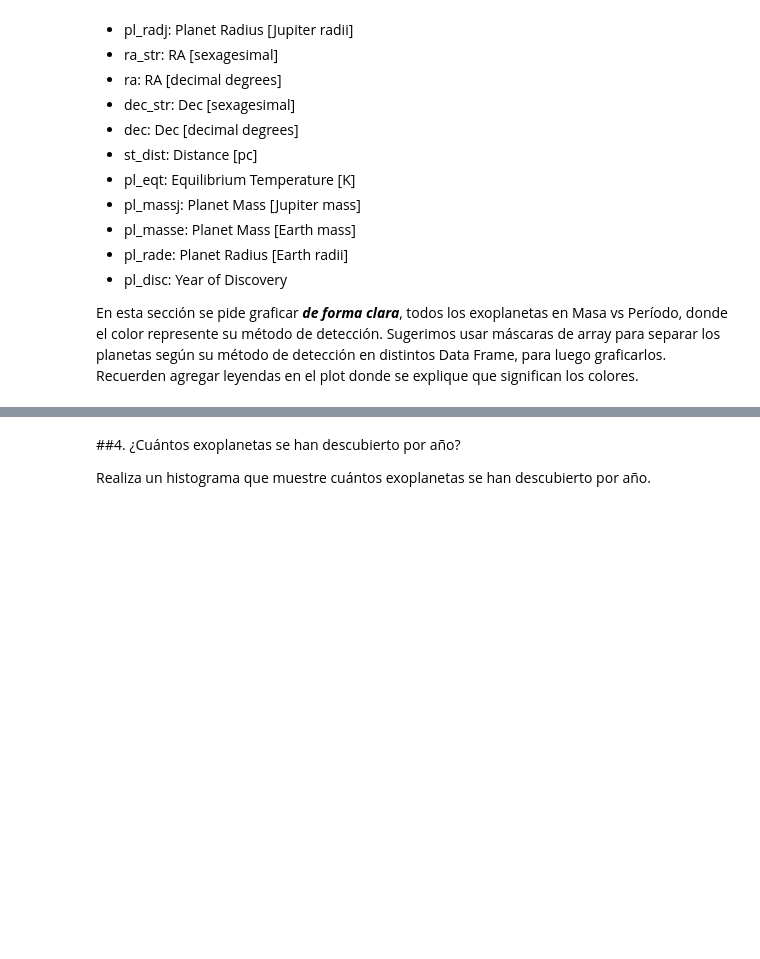
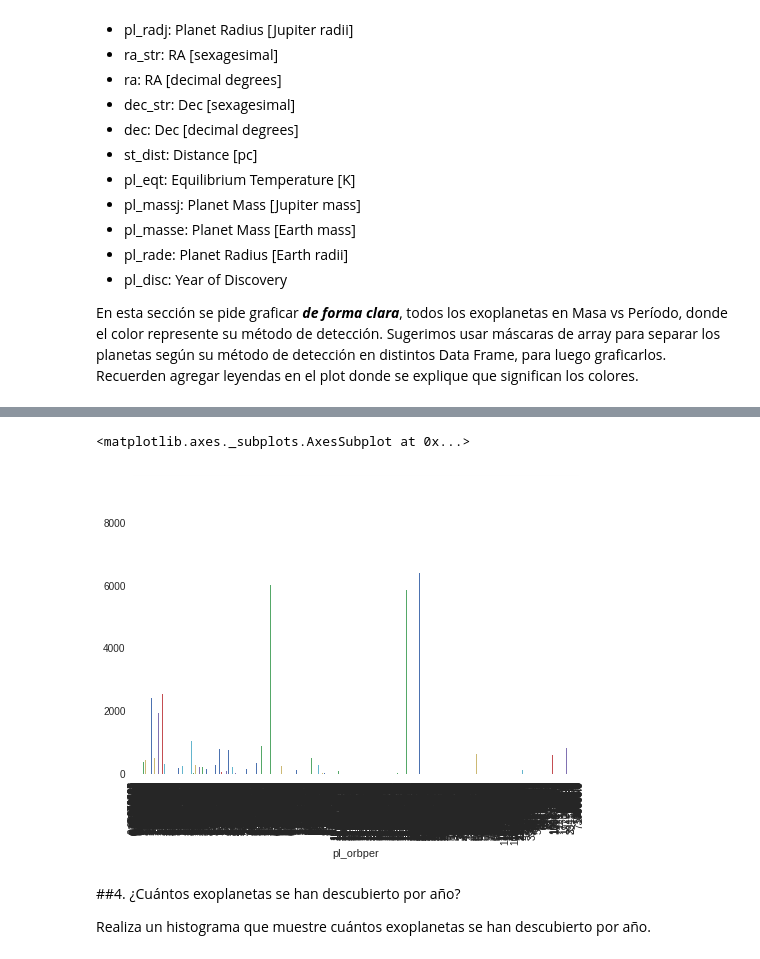
Before and after one commit to felipe34asaav/minitarea3, a Jupyter notebook: minitarea3.ipynb, the cells around one changed output, grey strips where cells are left out. Saved outputs shown, nothing was run; the diff lists cells and outputs as text; code cells hidden in the pictures; blank space fills up the shorter version.

```diff
--- a/minitarea3.ipynb
+++ b/minitarea3.ipynb
@@ -195,5 +197,7 @@ import pandas as pd
 
 archivo = download_file('https://raw.githubusercontent.com/piacortes/astroclases/master/planets.csv?token=AXWBlnRlbOADXAfY-qtBxFJQ3SugzCucks5cpBbnwA%3D%3D')
 planetas = pd.read_csv(archivo, comment="#")
-
+dt=pd.DataFrame(planetas)
 # Graficar plot
+dt.groupby("pl_orbper")["pl_masse"].sum().plot(kind="bar")
+# %% [output]
@@ -200,3 +205,5 @@ planetas = pd.read_csv(archivo, comment="#")
+<matplotlib.axes._subplots.AxesSubplot at 0x...>
+[figure, added]
 # %% [markdown]
 ##4. ¿Cuántos exoplanetas se han descubierto por año?
 
```
Also changed, not shown: parts of 4 cells of this notebook.
